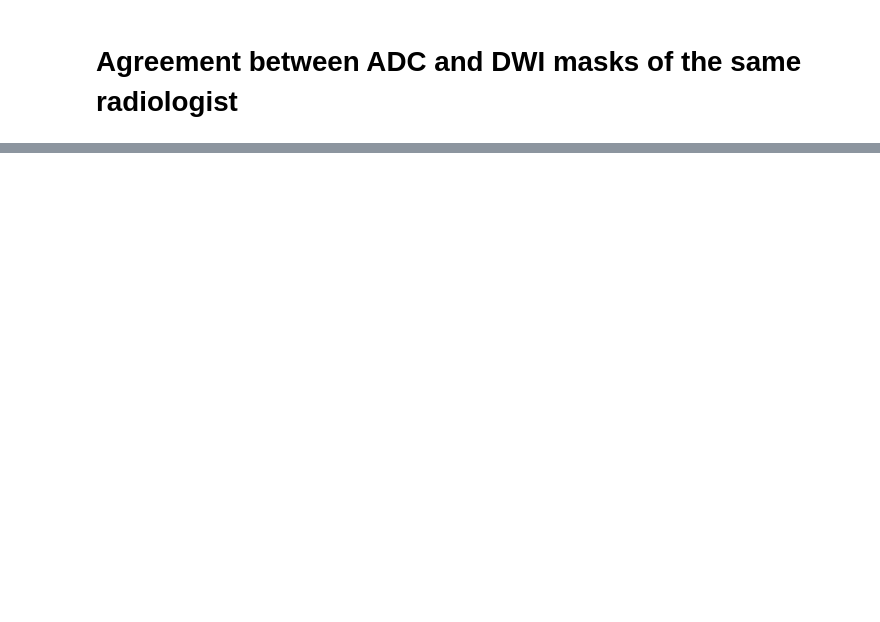
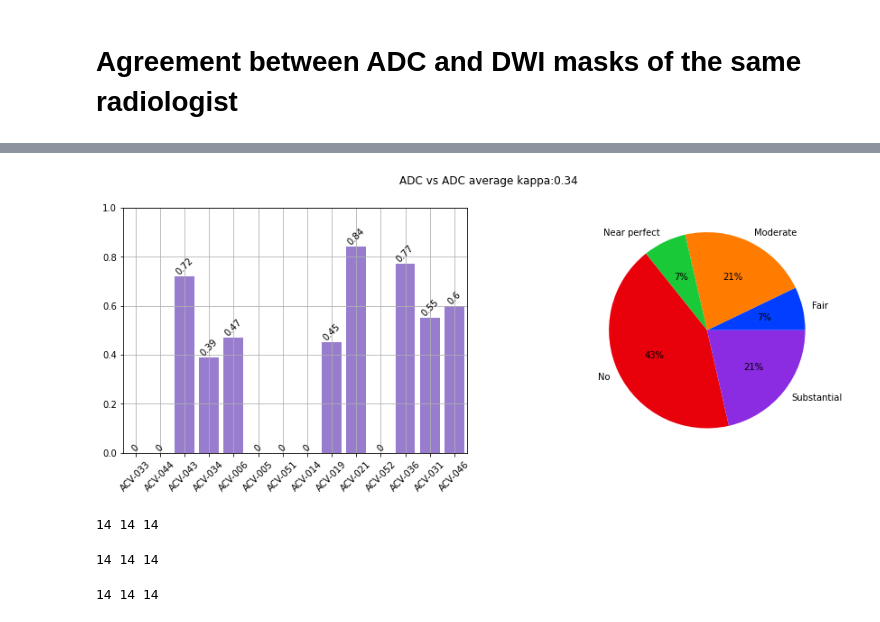
Before and after one commit to Sangohe/ais-foscal, a Jupyter notebook: 01-overlapping-between-modalities.ipynb, the cells around one changed output, grey strips where cells are left out. Cells and saved outputs as stored; diff of their text form; code cells hidden in the pictures; blank space fills up the shorter version.

```diff
--- a/01-overlapping-between-modalities.ipynb
+++ b/01-overlapping-between-modalities.ipynb
@@ -368,0 +223,16 @@ kappa primedio: 0.415
+# %%
+Kappas_ADC_DWI, category_ADC_DWI, experiments_ADC_DWI = get_agreements_adc_dwi()
+# %% [output]
+[figure, added]
+# %%
+print(len(Kappas_ADC_DWI), len(category_ADC_DWI), len(experiments_ADC_DWI))
+# %% [output]
+14 14 14
+# %%
+print(len(Kappas_ADC), len(category_ADC), len(experiments_ADC))
+# %% [output]
+14 14 14
+# %%
+print(len(Kappas_DWI), len(category_DWI), len(experiments_DWI))
+# %% [output]
+14 14 14
```
Also changed, not shown: parts of 14 cells of this notebook, 5 other files.
